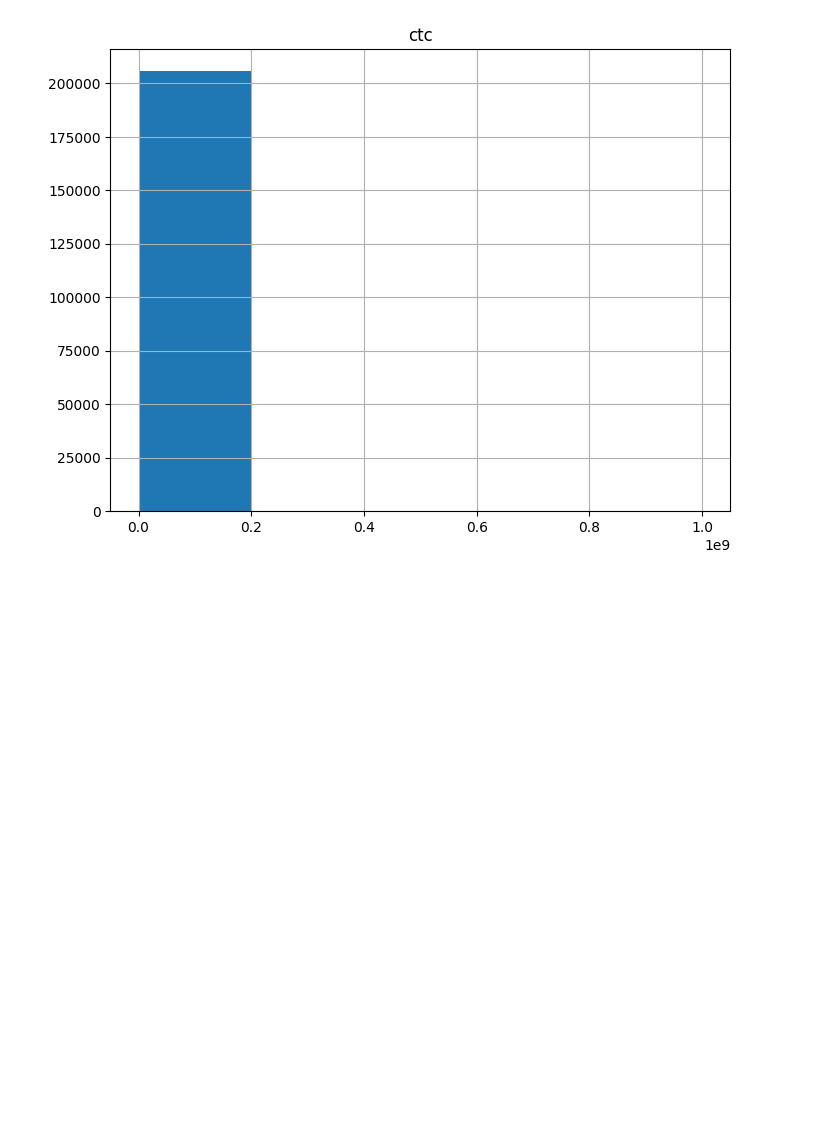
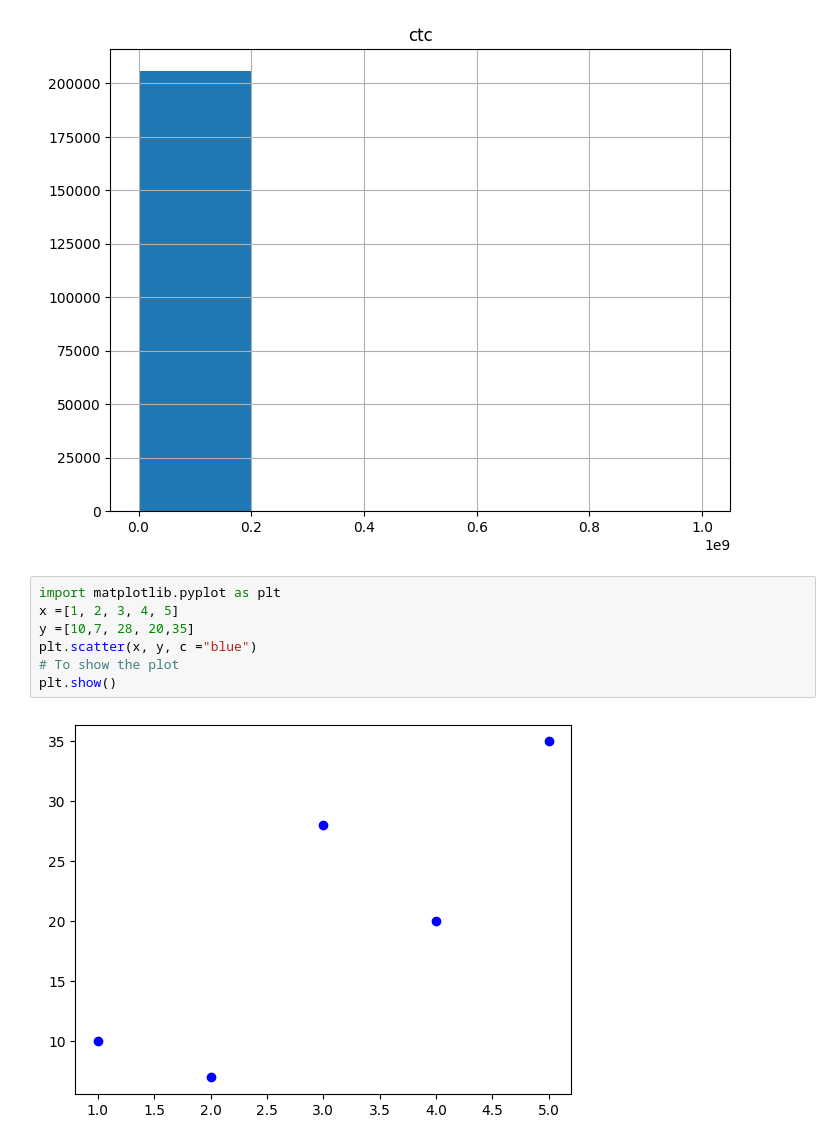
Before and after one commit to Rhy-Shah/Scaler-Clustering-S, a Jupyter notebook: Scaler_Clustering-S.ipynb, the cells around one changed output. Cells and saved outputs as stored; diff of their text form; blank space fills up the shorter version.

```diff
--- a/Scaler_Clustering-S.ipynb
+++ b/Scaler_Clustering-S.ipynb
@@ -195,3 +195,12 @@ df.hist(column=['ctc'],bins = 5, figsize=(8,6))
 plt.show()
 # %% [output]
 [figure]
+# %%
+import matplotlib.pyplot as plt
+x =[1, 2, 3, 4, 5]
+y =[10,7, 28, 20,35]
+plt.scatter(x, y, c ="blue")
+# To show the plot
+plt.show()
+# %% [output]
+[figure, added]
```
